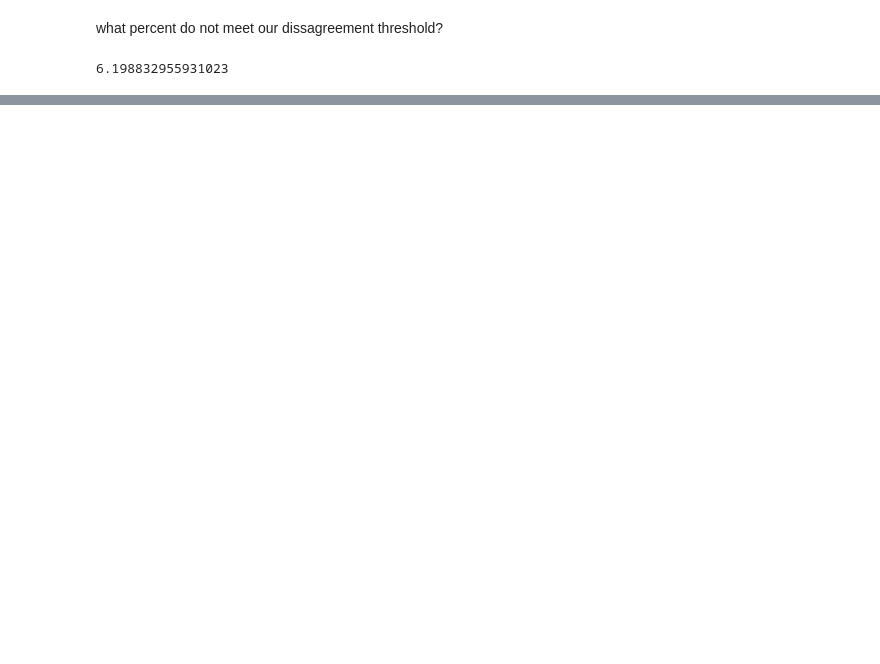
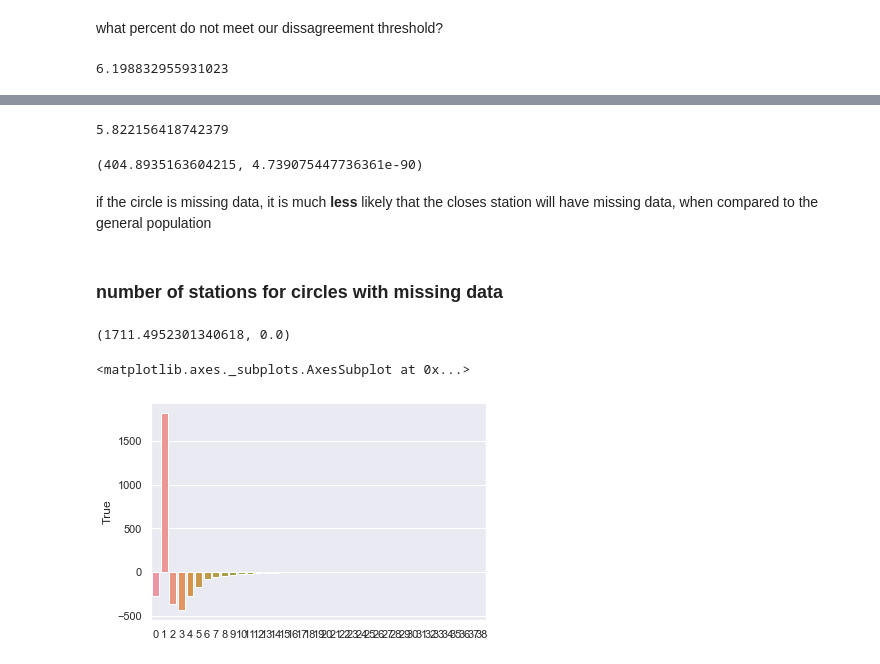
Before and after one commit to DataKind-DC/audubon-cbc, a Jupyter notebook: notebooks/2.1-rain-analysis.ipynb, the cells around one changed output, grey strips where cells are left out. Drawn from its saved outputs; the diff is of its cells as text; code cells hidden in the pictures; blank space fills up the shorter version.

Commit message:
got the missing stuff squared away, added correlation tests

```diff
--- a/notebooks/2.1-rain-analysis.ipynb
+++ b/notebooks/2.1-rain-analysis.ipynb
@@ -372,0 +289,2 @@ Given that a circle is missing its rain data:
+# %%
+station_rain_na_circle_idx = station_rain.c_rain.isna()
@@ -372,0 +335,25 @@ Given that a circle is missing its rain data:
+# %%
+# population
+station_rain.rain_closest.isna().sum() / len(station_rain) * 100
+# %% [output]
+5.822156418742379
+# %%
+g, p, dof, expctd = stats.chi2_contingency(pd.crosstab(station_rain_na_circle_idx, station_rain.rain_closest.isna()))
+g, p
+# %% [output]
+(404.8935163604215, 4.739075447736361e-90)
+# %% [markdown]
+if the circle is missing data, it is much **less** likely that the closes station will have missing data, when compared to the general population
+# %% [markdown]
+### number of stations for circles with missing data
+# %%
+actl = pd.crosstab(station_rain_na_circle_idx, station_rain.num_notna)
+g, p, dof, expctd = stats.chi2_contingency(actl)
+g, p
+# %% [output]
+(1711.4952301340618, 0.0)
+# %%
+sns.barplot(np.arange(expctd.shape[1]), actl.loc[True] - expctd[1, :])
+# %% [output]
+<matplotlib.axes._subplots.AxesSubplot at 0x...>
+[figure, added]
```
Also changed, not shown: parts of 66 cells of this notebook.
